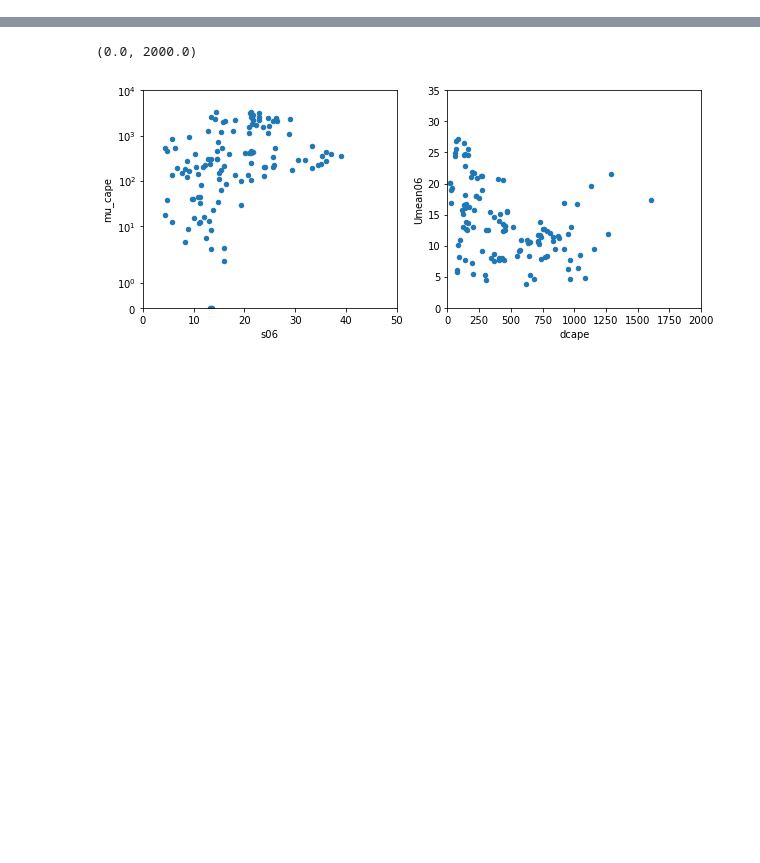
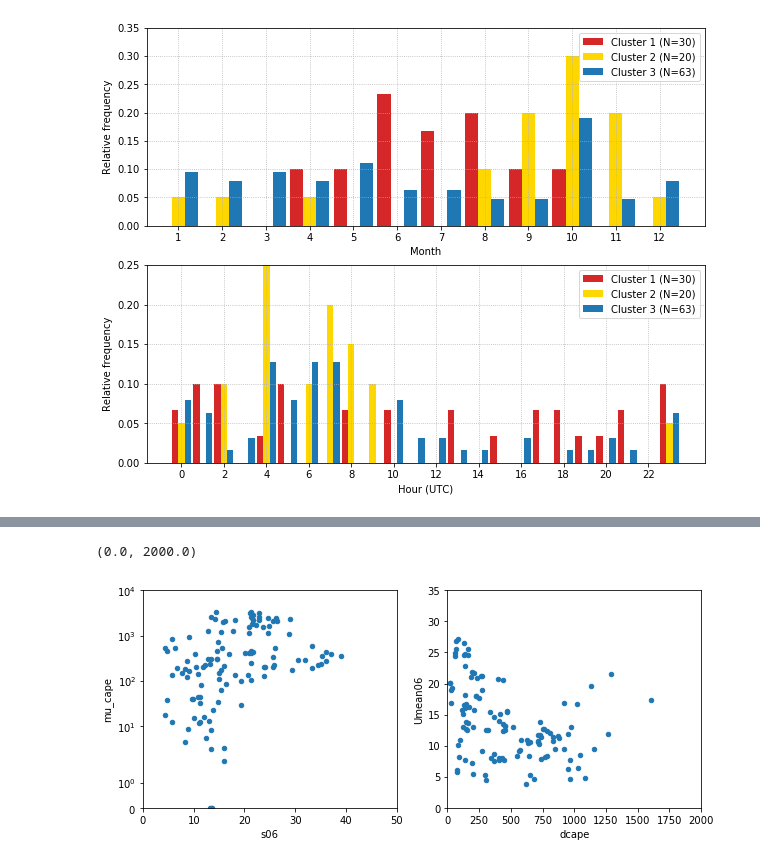
Before and after one commit to andrewbrown31/tint_processing, a Jupyter notebook: systematic_analysis/load_tint_aws.ipynb, the cells around one changed output, grey strips where cells are left out. Saved outputs shown, nothing was run; the diff lists cells and outputs as text; code cells hidden in the pictures; blank space fills up the shorter version.

```diff
--- a/systematic_analysis/load_tint_aws.ipynb
+++ b/systematic_analysis/load_tint_aws.ipynb
@@ -76,0 +155,47 @@ scws2.plot(kind="scatter",x="dcape",y="Umean06",ax=ax); plt.ylim([0,42]); plt.xl
+# %%
+plt.figure(figsize=[10,8])
+plt.subplot(2,1,1)
+
+cond1="cluster==0"
+cond2="cluster==2"
+cond3="cluster==1"
+
+months = pd.DatetimeIndex(scws71.query(cond1).dt_utc).month.value_counts().sort_index()
+plt.bar(months.index-0.3, months / months.sum(),color="tab:red",width=0.3,label="Cluster 1 (N="+str(scws71.query(cond1).shape[0])+")")
+
+months = pd.DatetimeIndex(scws71.query(cond2).dt_utc).month.value_counts().sort_index()
+plt.bar(months.index, months / months.sum(),color="gold",width=0.3,label="Cluster 2 (N="+str(scws71.query(cond2).shape[0])+")")
+
+months = pd.DatetimeIndex(scws71.query(cond3).dt_utc).month.value_counts().sort_index()
+plt.bar(months.index+0.3, months / months.sum(),color="tab:blue",width=0.3,label="Cluster 3 (N="+str(scws71.query(cond3).shape[0])+")")
+
+
+_=plt.xticks(ticks=np.arange(1,13))
+plt.legend()
+plt.ylim([0,0.35])
+plt.gca().grid(ls=":")
+plt.xlabel("Month")
+plt.ylabel("Relative frequency")
+
+plt.subplot(2,1,2)
+
+hours = pd.DatetimeIndex(scws71.query(cond1).dt_utc).hour.value_counts().sort_index()
+plt.bar(hours.index-0.3, hours / hours.sum(),color="tab:red",width=0.3,label="Cluster 1 (N="+str(scws71.query(cond1).shape[0])+")")
+
+hours = pd.DatetimeIndex(scws71.query(cond2).dt_utc).hour.value_counts().sort_index()
+plt.bar(hours.index, hours / hours.sum(),color="gold",width=0.3,label="Cluster 2 (N="+str(scws71.query(cond2).shape[0])+")")
+
+hours = pd.DatetimeIndex(scws71.query(cond3).dt_utc).hour.value_counts().sort_index()
+plt.bar(hours.index+0.3, hours / hours.sum(),color="tab:blue",width=0.3,label="Cluster 3 (N="+str(scws71.query(cond3).shape[0])+")")
+
+
+_=plt.xticks(ticks=np.arange(0,24,2))
+plt.legend()
+plt.ylim([0,0.25])
+plt.gca().grid(ls=":")
+plt.xlabel("Hour (UTC)")
+plt.ylabel("Relative frequency")
+
+plt.savefig("/g/data/eg3/ab4502/figs/ExtremeWind/scw_tint_frequency_syd.jpeg",quality=100,bbox_inches="tight")
+# %% [output]
+[figure, added]
```
Also changed, not shown: parts of 11 cells of this notebook, 1 other file.
